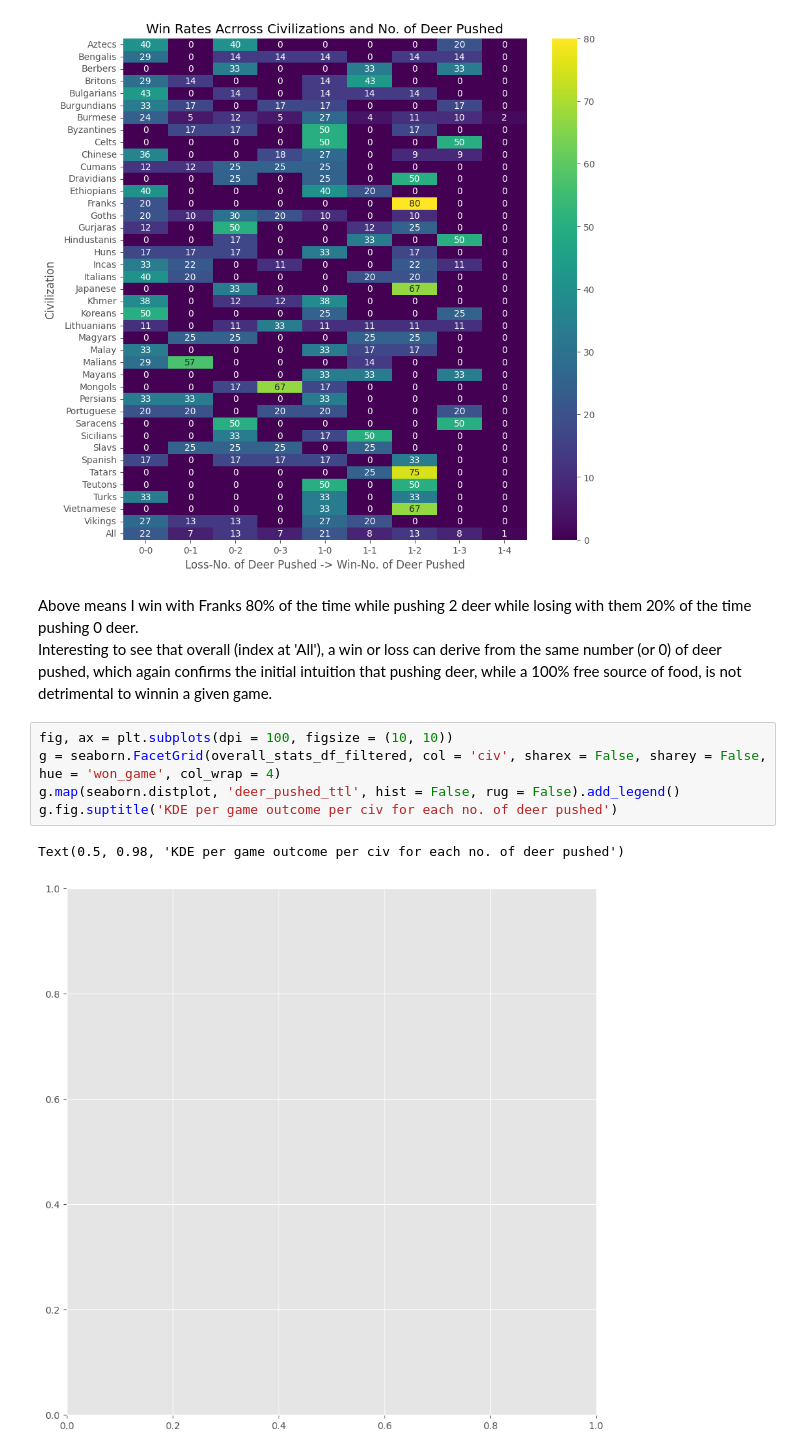
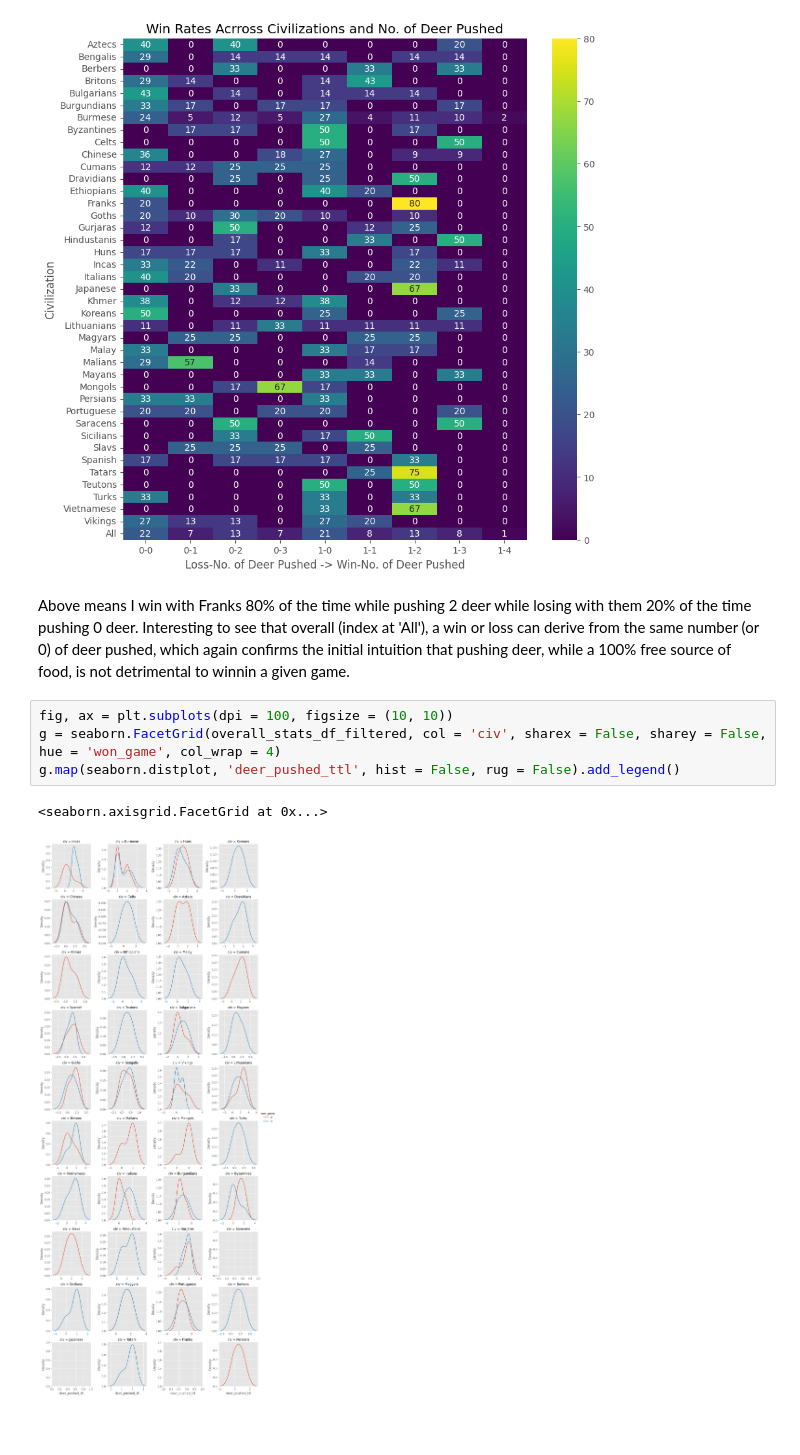
Before and after one commit to kkardousk/aoe, a Jupyter notebook: aoe2_games_replay_analysis.ipynb, the cells around one changed output. Cells and saved outputs as stored; diff of their text form; blank space fills up the shorter version.

Commit message:
rescaled axes in plot

```diff
--- a/aoe2_games_replay_analysis.ipynb
+++ b/aoe2_games_replay_analysis.ipynb
@@ -228,12 +228,11 @@ Text(0.5, 1.0, 'Win Rates Acrross Civilizations and No. of Deer Pushed')
 [figure]
 # %% [markdown]
 Above means I win with Franks 80% of the time while pushing 2 deer while losing with them 20% of the time pushing 0 deer.
-<br />Interesting to see that overall (index at 'All'), a win or loss can derive from the same number (or 0) of deer pushed, which again confirms the initial intuition that pushing deer, while a 100% free source of food, is not detrimental to winnin a given game.
+Interesting to see that overall (index at 'All'), a win or loss can derive from the same number (or 0) of deer pushed, which again confirms the initial intuition that pushing deer, while a 100% free source of food, is not detrimental to winnin a given game.
 # %%
 fig, ax = plt.subplots(dpi = 100, figsize = (10, 10))
 g = seaborn.FacetGrid(overall_stats_df_filtered, col = 'civ', sharex = False, sharey = False, hue = 'won_game', col_wrap = 4)
 g.map(seaborn.distplot, 'deer_pushed_ttl', hist = False, rug = False).add_legend()
-g.fig.suptitle('KDE per game outcome per civ for each no. of deer pushed')
 # %% [output]
-Text(0.5, 0.98, 'KDE per game outcome per civ for each no. of deer pushed')
+<seaborn.axisgrid.FacetGrid at 0x...>
-[figure, old version]
+[figure, new version]
```
Also changed, not shown: parts of 1 cell of this notebook.
